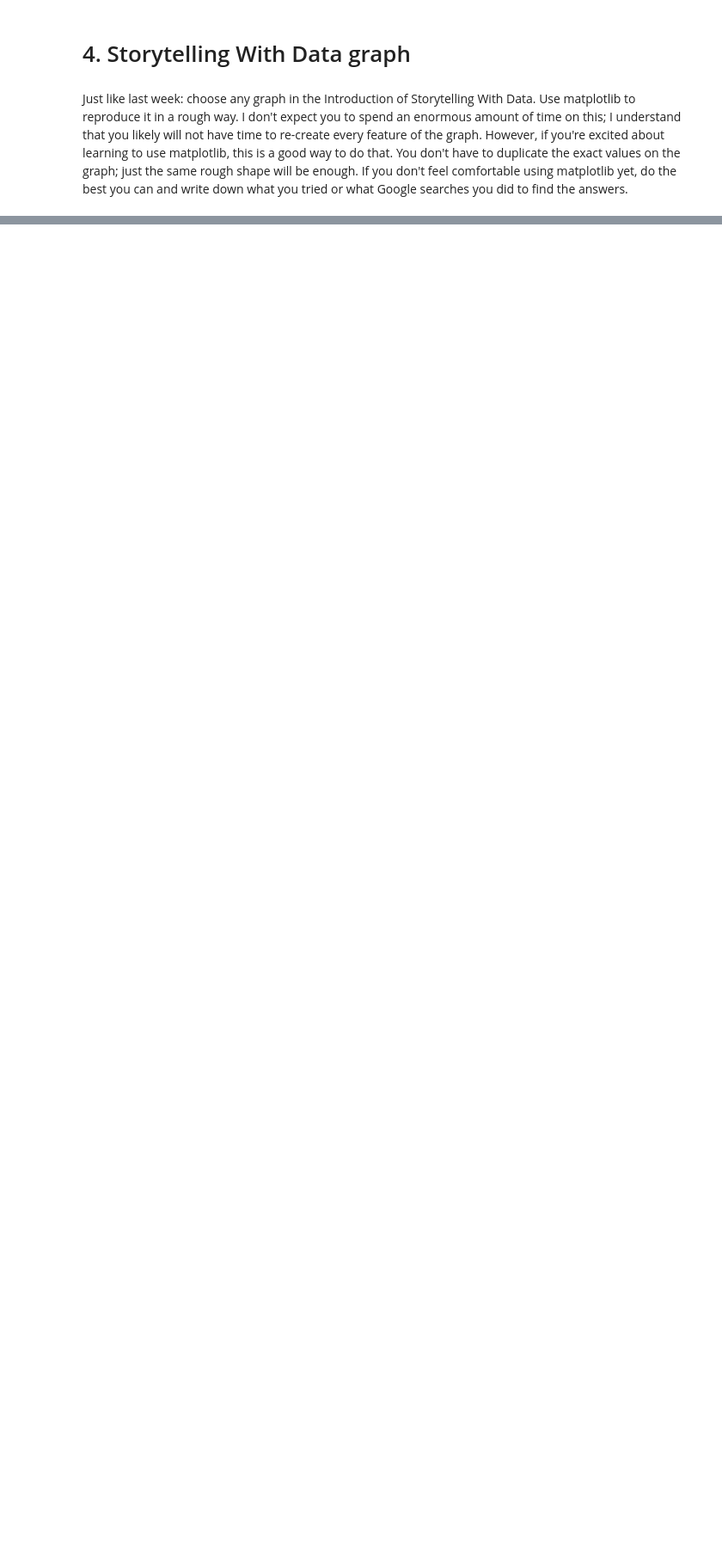
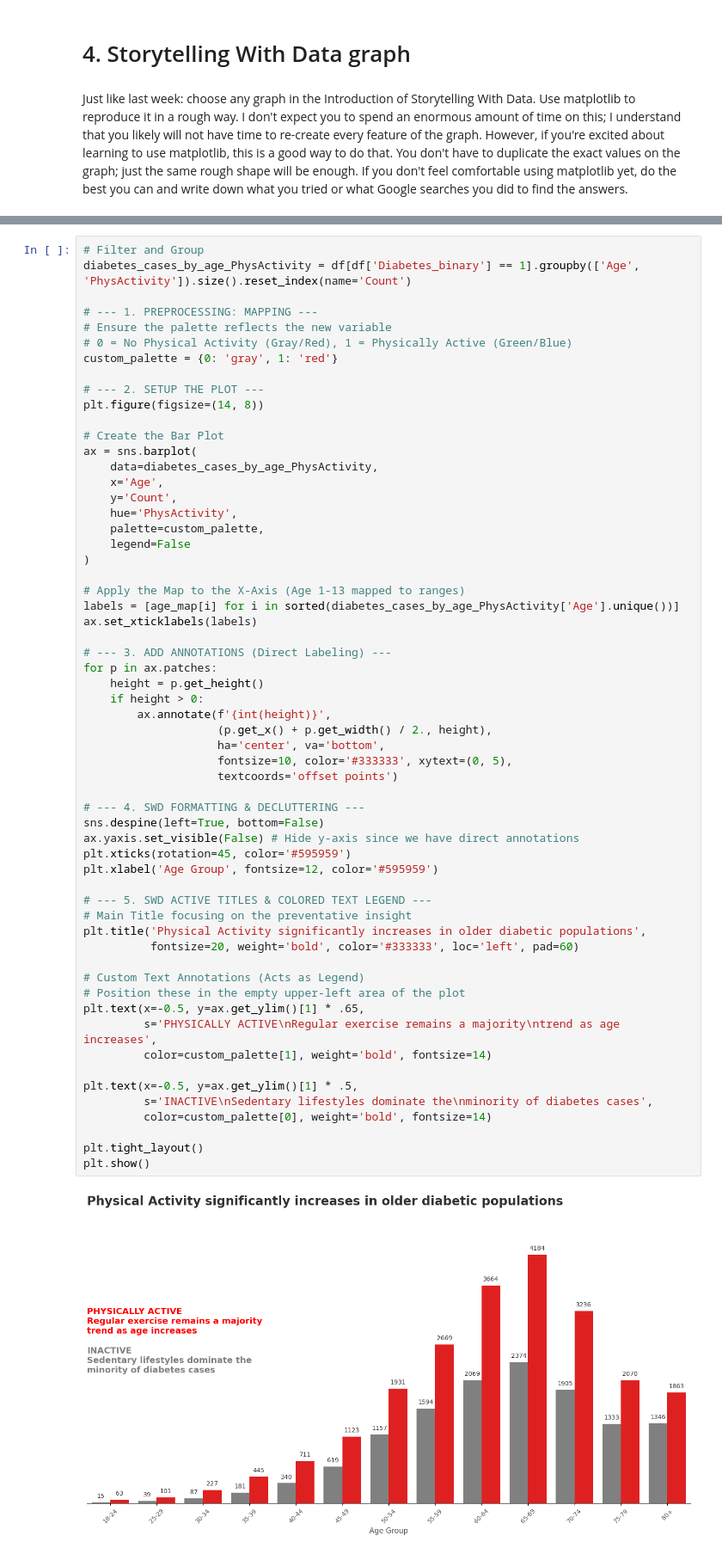
Before and after one commit to wadieabbas/Module-B-semester-2, a Jupyter notebook: OMDS-ModB2-Week2-Abbas-Wadie.ipynb, the cells around one changed output, grey strips where cells are left out. Shown at 86% size. Drawn from its saved outputs; the diff is of its cells as text; blank space fills up the shorter version.

```diff
--- a/OMDS-ModB2-Week2-Abbas-Wadie.ipynb
+++ b/OMDS-ModB2-Week2-Abbas-Wadie.ipynb
@@ -368,0 +369,61 @@ plt.show()
+# %%
+# Filter and Group
+diabetes_cases_by_age_PhysActivity = df[df['Diabetes_binary'] == 1].groupby(['Age', 'PhysActivity']).size().reset_index(name='Count')
+
+# --- 1. PREPROCESSING: MAPPING ---
+# Ensure the palette reflects the new variable
+# 0 = No Physical Activity (Gray/Red), 1 = Physically Active (Green/Blue)
+custom_palette = {0: 'gray', 1: 'red'}
+
+# --- 2. SETUP THE PLOT ---
+plt.figure(figsize=(14, 8))
+
+# Create the Bar Plot
+ax = sns.barplot(
+    data=diabetes_cases_by_age_PhysActivity,
+    x='Age',
+    y='Count',
+    hue='PhysActivity',
+    palette=custom_palette,
+    legend=False
+)
+
+# Apply the Map to the X-Axis (Age 1-13 mapped to ranges)
+labels = [age_map[i] for i in sorted(diabetes_cases_by_age_PhysActivity['Age'].unique())]
+ax.set_xticklabels(labels)
+
+# --- 3. ADD ANNOTATIONS (Direct Labeling) ---
+for p in ax.patches:
+    height = p.get_height()
+    if height > 0:
+        ax.annotate(f'{int(height)}',
+                    (p.get_x() + p.get_width() / 2., height),
+                    ha='center', va='bottom',
+                    fontsize=10, color='#333333', xytext=(0, 5),
+                    textcoords='offset points')
+
+# --- 4. SWD FORMATTING & DECLUTTERING ---
+sns.despine(left=True, bottom=False)
+ax.yaxis.set_visible(False) # Hide y-axis since we have direct annotations
+plt.xticks(rotation=45, color='#595959')
+plt.xlabel('Age Group', fontsize=12, color='#595959')
+
+# --- 5. SWD ACTIVE TITLES & COLORED TEXT LEGEND ---
+# Main Title focusing on the preventative insight
+plt.title('Physical Activity significantly increases in older diabetic populations',
+          fontsize=20, weight='bold', color='#333333', loc='left', pad=60)
+
+# Custom Text Annotations (Acts as Legend)
+# Position these in the empty upper-left area of the plot
+plt.text(x=-0.5, y=ax.get_ylim()[1] * .65,
+         s='PHYSICALLY ACTIVE\nRegular exercise remains a majority\ntrend as age increases',
+         color=custom_palette[1], weight='bold', fontsize=14)
+
+plt.text(x=-0.5, y=ax.get_ylim()[1] * .5,
+         s='INACTIVE\nSedentary lifestyles dominate the\nminority of diabetes cases',
+         color=custom_palette[0], weight='bold', fontsize=14)
+
+plt.tight_layout()
+plt.show()
+# %% [output]
+[figure, added]
```
Also changed, not shown: parts of 5 cells of this notebook, 1 other file.
